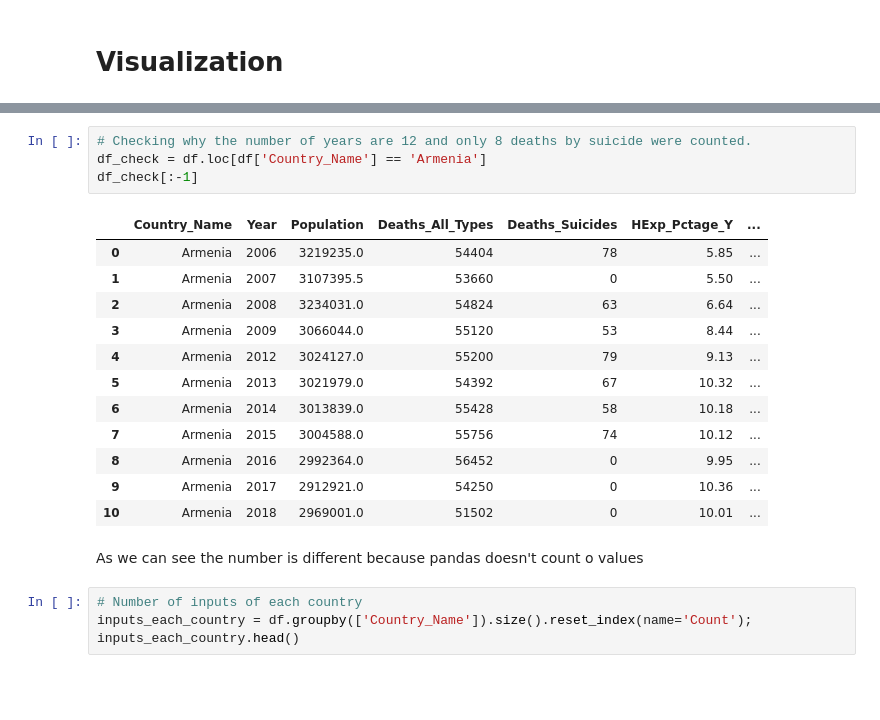
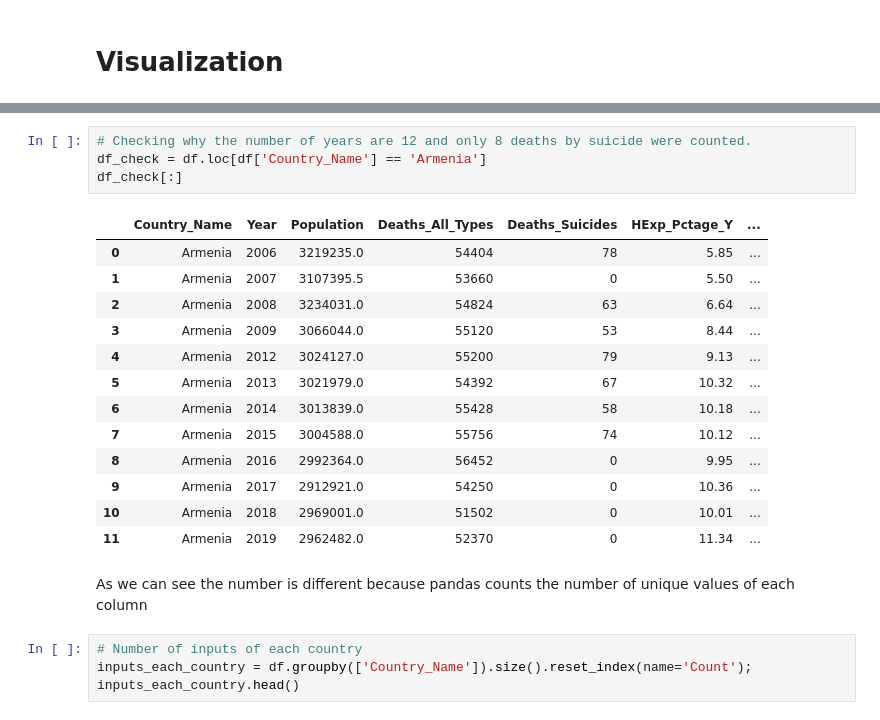
Before and after one commit to erickbezerra/VScode, a Jupyter notebook: Projects/DBexploring/WHO_MHE/WHO_MHExp_and_Deaths.ipynb, the cells around one changed output, grey strips where cells are left out. Cells and saved outputs as stored; diff of their text form; blank space fills up the shorter version.

```diff
--- a/Projects/DBexploring/WHO_MHE/WHO_MHExp_and_Deaths.ipynb
+++ b/Projects/DBexploring/WHO_MHE/WHO_MHExp_and_Deaths.ipynb
@@ -170,22 +170,23 @@ unique_countries.head()
 # %%
 # Checking why the number of years are 12 and only 8 deaths by suicide were counted.
 df_check = df.loc[df['Country_Name'] == 'Armenia']
-df_check[:-1]
+df_check[:]
 # %% [output]
 |  | Country_Name | Year | Population | Deaths_All_Types | Deaths_Suicides | HExp_Pctage_Y | ... |
 | 0 | Armenia | 2006 | 3219235.0 | 54404 | 78 | 5.85 | ... |
 | 1 | Armenia | 2007 | 3107395.5 | 53660 | 0 | 5.50 | ... |
 | 2 | Armenia | 2008 | 3234031.0 | 54824 | 63 | 6.64 | ... |
 | 3 | Armenia | 2009 | 3066044.0 | 55120 | 53 | 8.44 | ... |
 | 4 | Armenia | 2012 | 3024127.0 | 55200 | 79 | 9.13 | ... |
 | 5 | Armenia | 2013 | 3021979.0 | 54392 | 67 | 10.32 | ... |
 | 6 | Armenia | 2014 | 3013839.0 | 55428 | 58 | 10.18 | ... |
 | 7 | Armenia | 2015 | 3004588.0 | 55756 | 74 | 10.12 | ... |
 | 8 | Armenia | 2016 | 2992364.0 | 56452 | 0 | 9.95 | ... |
 | 9 | Armenia | 2017 | 2912921.0 | 54250 | 0 | 10.36 | ... |
 | 10 | Armenia | 2018 | 2969001.0 | 51502 | 0 | 10.01 | ... |
+| 11 | Armenia | 2019 | 2962482.0 | 52370 | 0 | 11.34 | ... |
 # %% [markdown]
-As we can see the number is different because pandas doesn't count o values
+As we can see the number is different because pandas counts the number of unique values of each column
 # %%
 # Number of inputs of each country
 inputs_each_country = df.groupby(['Country_Name']).size().reset_index(name='Count');
```
